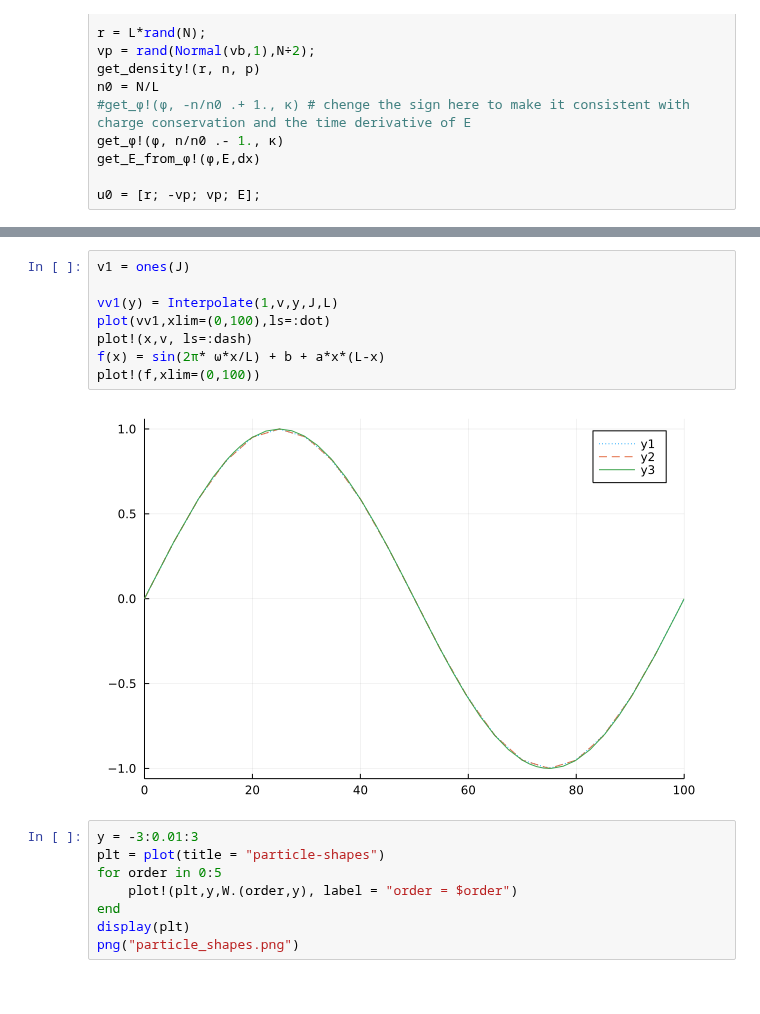
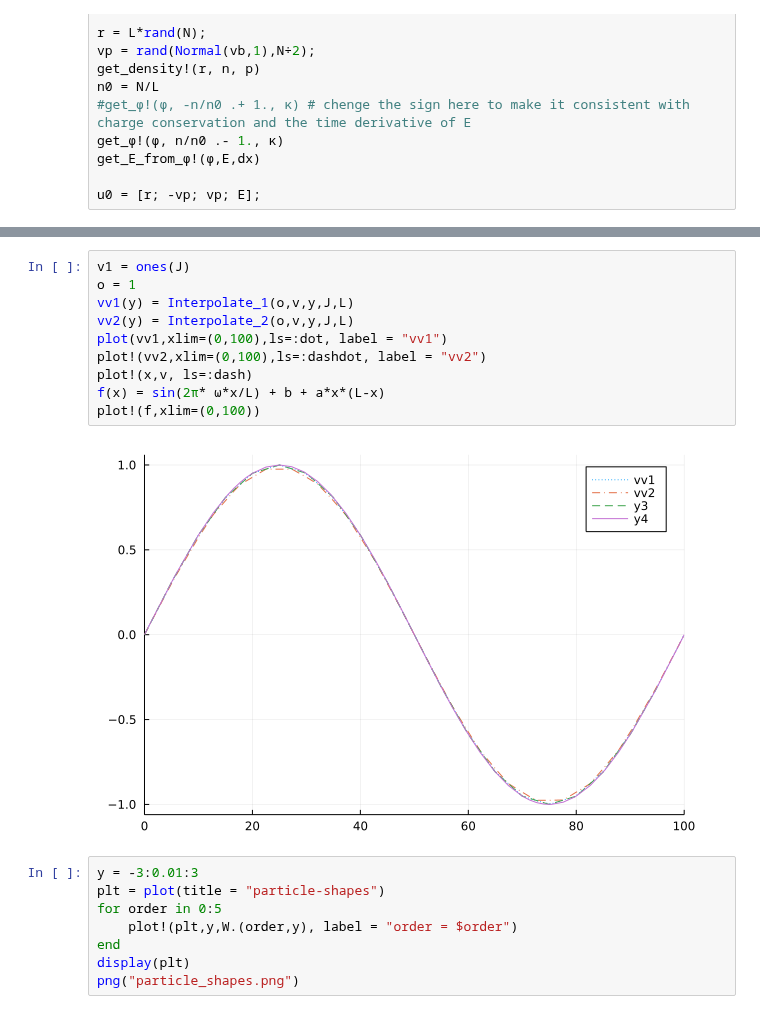
Before and after one commit to reula/PIC-1D, a Jupyter notebook: current_density_check.ipynb, the cells around one changed output, grey strips where cells are left out. Saved outputs shown, nothing was run; the diff lists cells and outputs as text.

```diff
--- a/current_density_check.ipynb
+++ b/current_density_check.ipynb
@@ -124,14 +137,16 @@ plot!(x,v)
 [figure]
 # %%
 v1 = ones(J)
-
-vv1(y) = Interpolate(1,v,y,J,L)
-plot(vv1,xlim=(0,100),ls=:dot)
+o = 1
+vv1(y) = Interpolate_1(o,v,y,J,L)
+vv2(y) = Interpolate_2(o,v,y,J,L)
+plot(vv1,xlim=(0,100),ls=:dot, label = "vv1")
+plot!(vv2,xlim=(0,100),ls=:dashdot, label = "vv2")
 plot!(x,v, ls=:dash)
 f(x) = sin(2π* ω*x/L) + b + a*x*(L-x)
 plot!(f,xlim=(0,100))
 # %% [output]
-[figure, old version]
+[figure, new version]
 # %%
 y = -3:0.01:3
 plt = plot(title = "particle-shapes")
```
Also changed, not shown: parts of 11 cells of this notebook, 30 other files.
